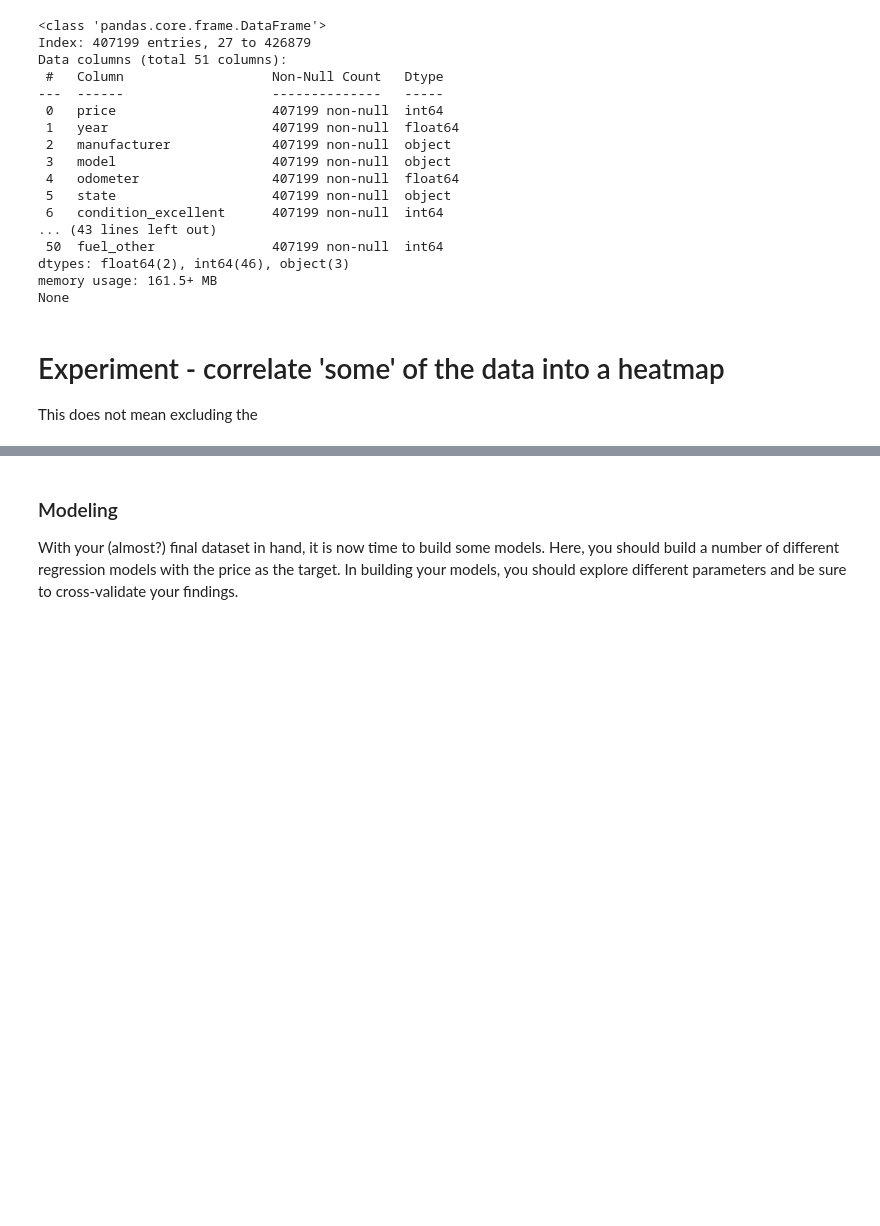
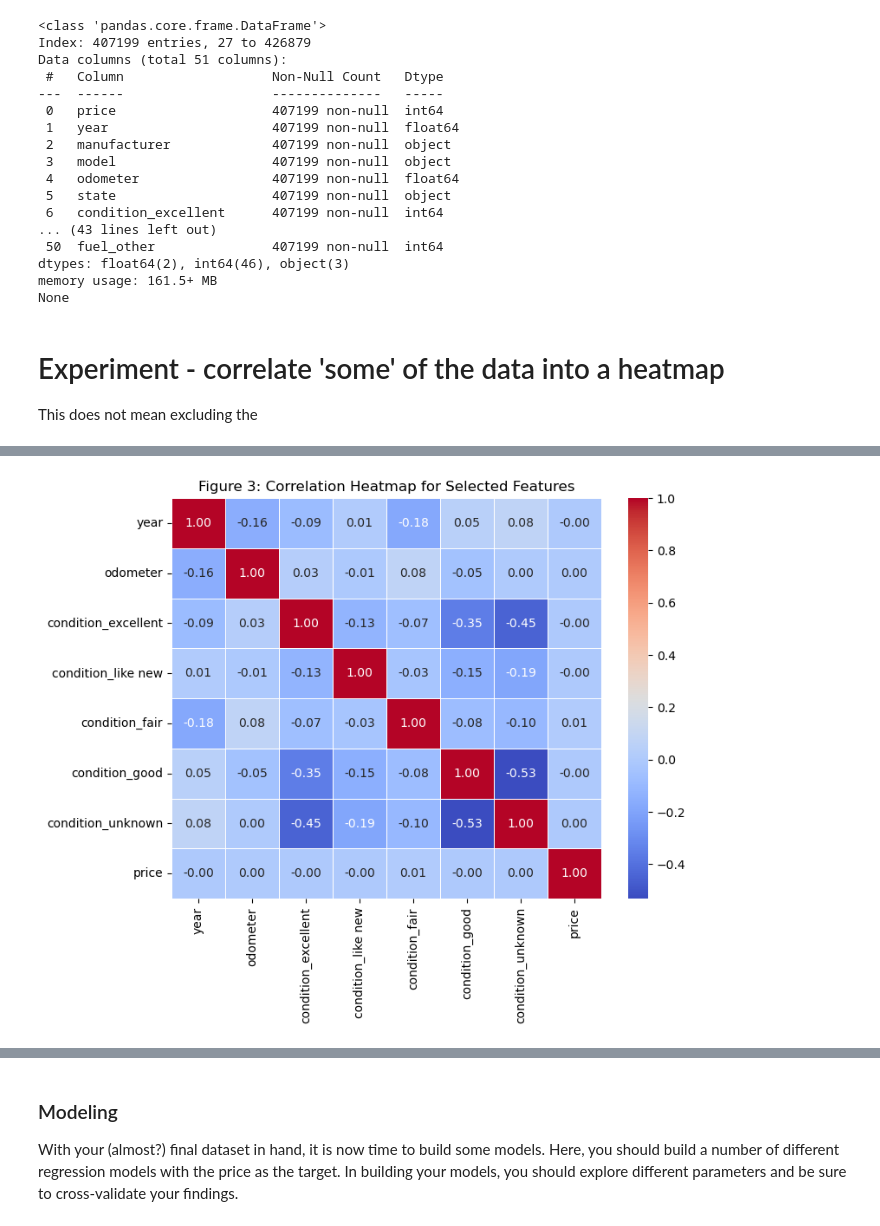
Before and after one commit to nonlinearcreative/PracticalApplication2-CarDealership, a Jupyter notebook: practical_application_II_starter/prompt_II.ipynb, the cells around one changed output, grey strips where cells are left out. Drawn from its saved outputs; the diff is of its cells as text; code cells hidden in the pictures; blank space fills up the shorter version.

```diff
--- a/practical_application_II_starter/prompt_II.ipynb
+++ b/practical_application_II_starter/prompt_II.ipynb
@@ -331,0 +355,3 @@ I will disregard title_status_rebuilt and salvage, keeping title_status_clean in
+# %%
+columns_to_drop2 = ['title_status_salvage', 'title_status_rebuilt']
+vehicles_cleaned = vehicles_cleaned.drop(columns=columns_to_drop2)
@@ -331,0 +378,20 @@ I will disregard title_status_rebuilt and salvage, keeping title_status_clean in
+# %%
+columns_for_corr = ['year', 'odometer', 'condition_excellent','condition_like new', 'condition_fair', 'condition_good', 'condition_unknown', 'price']
+
+# Selecting only the specified columns
+selected_data = vehicles_cleaned[columns_for_corr]
+
+# Calculate the correlation matrix
+correlation_matrix = selected_data.corr()
+
+# Create a heatmap
+plt.figure(figsize=(8, 6))  # Set the figure size
+sns.heatmap(correlation_matrix, annot=True, cmap='coolwarm', fmt=".2f", linewidths=.5)
+plt.title('Figure 3: Correlation Heatmap for Selected Features')
+plt.show()
+
+# Save the figure
+plt.savefig('images/fig3_selected_features_correlation.png')
+plt.close()
+# %% [output]
+[figure, added]
```
Also changed, not shown: parts of 10 cells of this notebook, 4 other files.
